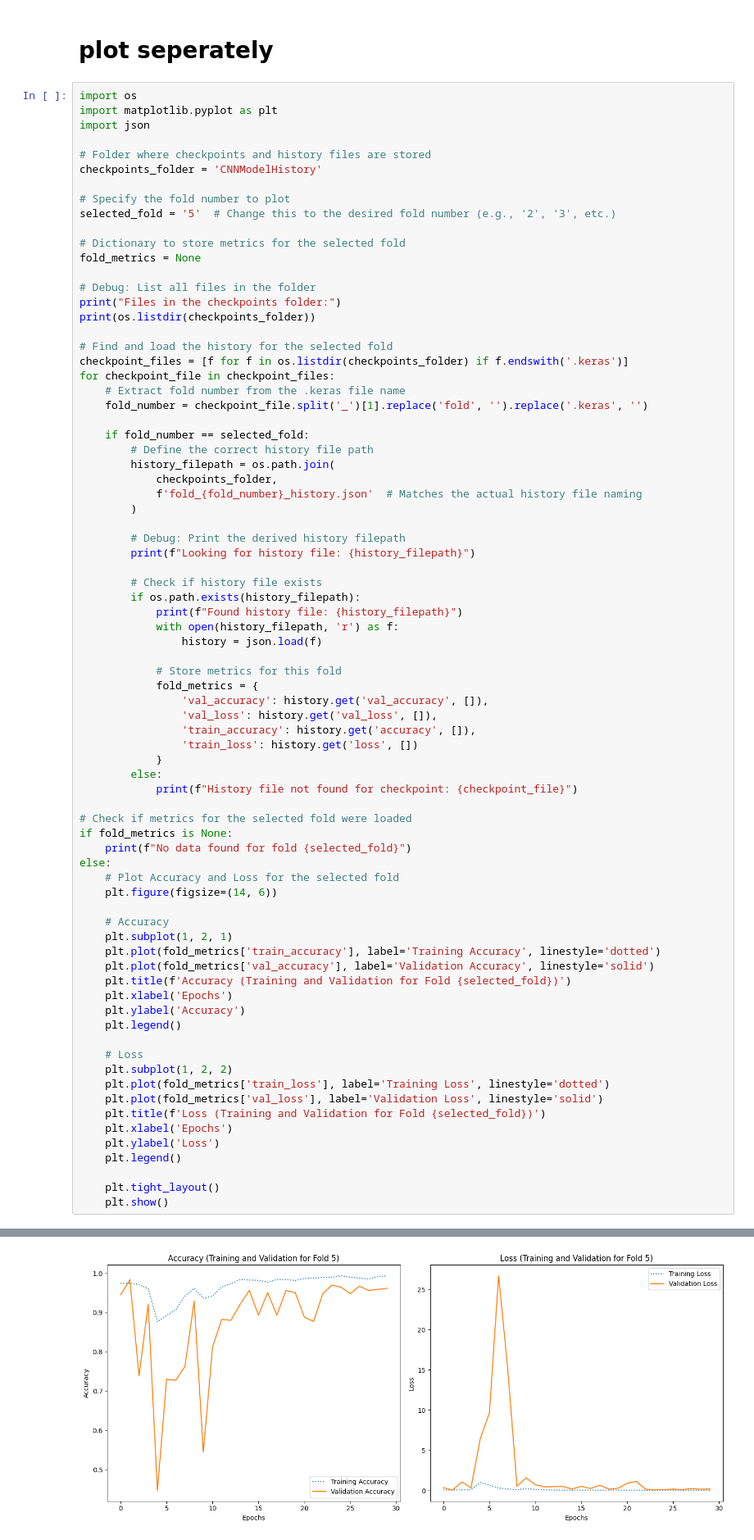
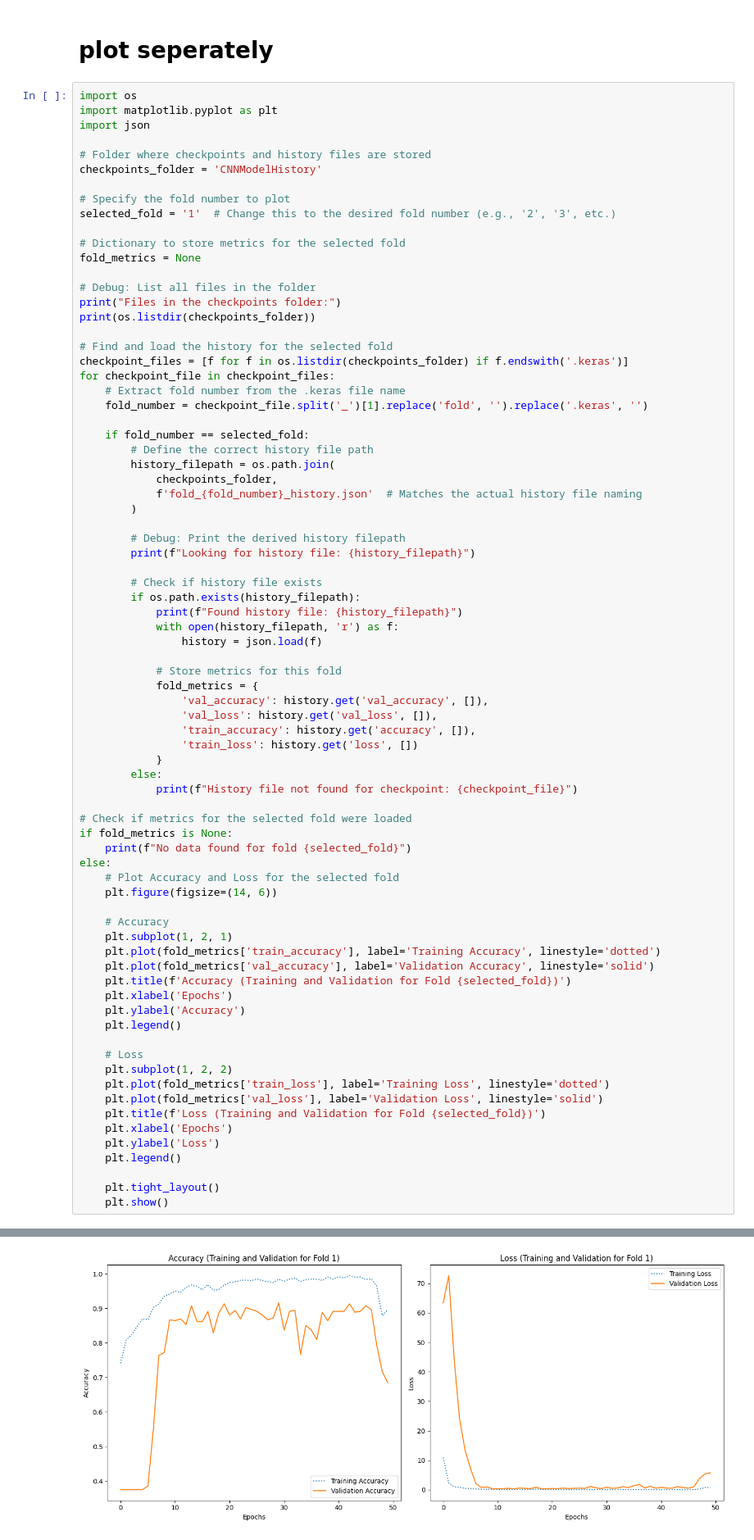
Before and after one commit to mohamed-zakariya/Invasive_Species, a Jupyter notebook: CNNInvasiveSpeciesColab3layers.ipynb, the cells around one changed output, grey strips where cells are left out. Shown at 82% size. Saved outputs shown, nothing was run; the diff lists cells and outputs as text.

```diff
--- a/CNNInvasiveSpeciesColab3layers.ipynb
+++ b/CNNInvasiveSpeciesColab3layers.ipynb
@@ -798,7 +744,7 @@ import json
 checkpoints_folder = 'CNNModelHistory'
 
 # Specify the fold number to plot
-selected_fold = '5'  # Change this to the desired fold number (e.g., '2', '3', etc.)
+selected_fold = '1'  # Change this to the desired fold number (e.g., '2', '3', etc.)
 
 # Dictionary to store metrics for the selected fold
 fold_metrics = None
@@ -876,4 +822,4 @@ Found history file: CNNModelHistory/fold_5_history.json
-[figure, old version]
+[figure, new version]
 # %% [markdown]
 # Evaluating on the Test Set (Confusion Matrix)
 # %%
```
Also changed, not shown: parts of 11 cells of this notebook, 6 other files.
